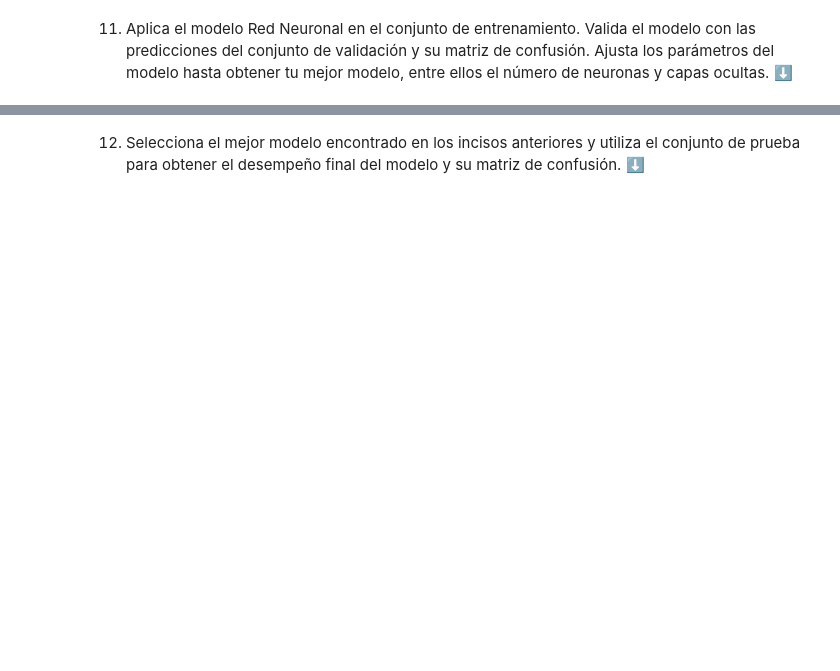
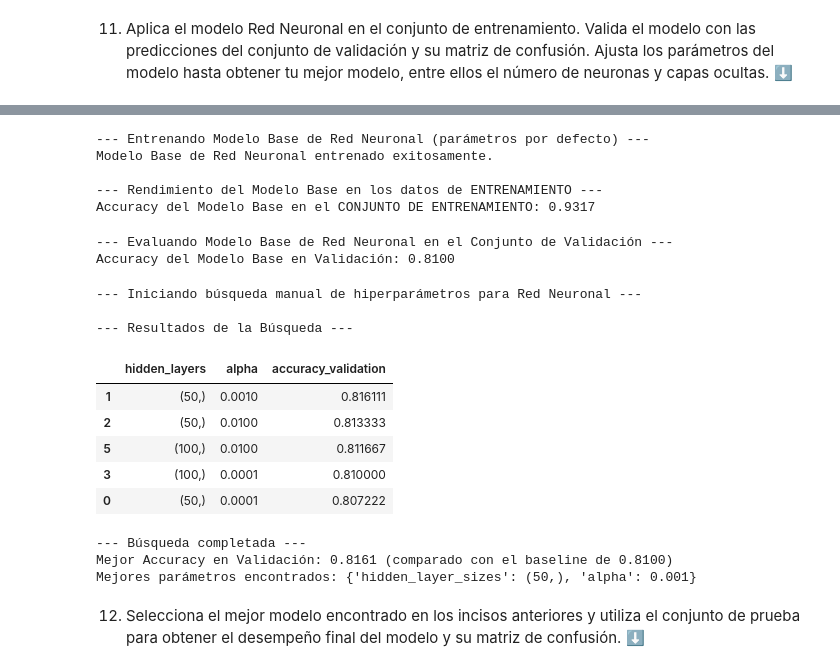
Before and after one commit to WiseExMachina/itesm-data-science-ML-supervisado, a Jupyter notebook: Solucion_Reto_SC_63_Bernardo_Lozano.ipynb, the cells around one changed output, grey strips where cells are left out. Drawn from its saved outputs; the diff is of its cells as text; code cells hidden in the pictures; blank space fills up the shorter version.

```diff
--- a/Solucion_Reto_SC_63_Bernardo_Lozano.ipynb
+++ b/Solucion_Reto_SC_63_Bernardo_Lozano.ipynb
@@ -381,3 +263,82 @@ weighted avg       0.72      0.72      0.72      1800
+# %%
+print("--- Entrenando Modelo Base de Red Neuronal (parámetros por defecto) ---")
+
+nn_base = MLPClassifier(random_state=42, max_iter=1000)
+
+nn_base.fit(X_train, y_train)
+
+print("Modelo Base de Red Neuronal entrenado exitosamente.")
+
+print("\n--- Rendimiento del Modelo Base en los datos de ENTRENAMIENTO ---")
+y_train_pred_base_nn = nn_base.predict(X_train)
+acc_train_base_nn = accuracy_score(y_train, y_train_pred_base_nn)
+
+print(f"Accuracy del Modelo Base en el CONJUNTO DE ENTRENAMIENTO: {acc_train_base_nn:.4f}")
+# %% [output]
+--- Entrenando Modelo Base de Red Neuronal (parámetros por defecto) ---
+Modelo Base de Red Neuronal entrenado exitosamente.
+
+--- Rendimiento del Modelo Base en los datos de ENTRENAMIENTO ---
+Accuracy del Modelo Base en el CONJUNTO DE ENTRENAMIENTO: 0.9317
+# %%
+print("--- Evaluando Modelo Base de Red Neuronal en el Conjunto de Validación ---")
+
+y_val_pred_base_nn = nn_base.predict(X_validation)
+
+acc_val_base_nn = accuracy_score(y_validation, y_val_pred_base_nn)
+print(f"Accuracy del Modelo Base en Validación: {acc_val_base_nn:.4f}")
+# %% [output]
+--- Evaluando Modelo Base de Red Neuronal en el Conjunto de Validación ---
+Accuracy del Modelo Base en Validación: 0.8100
+# %%
+print("--- Iniciando búsqueda manual de hiperparámetros para Red Neuronal ---")
+
+hidden_layer_configs = [
+    (50,),
+    (100,),
+    (50, 25),
+    (100, 50)
+]
+
+alpha_values = [0.0001, 0.001, 0.01]
+
+best_score_nn = -1
+best_params_nn = {}
+best_model_nn = None
+results_nn = []
+
+for layers in hidden_layer_configs:
+    for alpha in alpha_values:
+        model = MLPClassifier(hidden_layer_sizes=layers, alpha=alpha, random_state=42, max_iter=1000)
+        model.fit(X_train, y_train)
+        y_val_pred = model.predict(X_validation)
+        score = accuracy_score(y_validation, y_val_pred)
+        results_nn.append({'hidden_layers': layers, 'alpha': alpha, 'accuracy_validation': score})
+        if score > best_score_nn:
+            best_score_nn = score
+            best_params_nn = {'hidden_layer_sizes': layers, 'alpha': alpha}
+            best_model_nn = model
+
+print("\n--- Resultados de la Búsqueda ---")
+results_nn_df = pd.DataFrame(results_nn).sort_values(by='accuracy_validation', ascending=False)
+display(results_nn_df.head())
+
+print("\n--- Búsqueda completada ---")
+print(f"Mejor Accuracy en Validación: {best_score_nn:.4f} (comparado con el baseline de {acc_val_base_nn:.4f})")
+print(f"Mejores parámetros encontrados: {best_params_nn}")
+# %% [output]
+--- Iniciando búsqueda manual de hiperparámetros para Red Neuronal ---
+
+--- Resultados de la Búsqueda ---
+|  | hidden_layers | alpha | accuracy_validation |
+| 1 | (50,) | 0.0010 | 0.816111 |
+| 2 | (50,) | 0.0100 | 0.813333 |
+| 5 | (100,) | 0.0100 | 0.811667 |
+| 3 | (100,) | 0.0001 | 0.810000 |
+| 0 | (50,) | 0.0001 | 0.807222 |
+--- Búsqueda completada ---
+Mejor Accuracy en Validación: 0.8161 (comparado con el baseline de 0.8100)
+Mejores parámetros encontrados: {'hidden_layer_sizes': (50,), 'alpha': 0.001}
 # %% [markdown]
 12. Selecciona el mejor modelo encontrado en los incisos anteriores y utiliza el conjunto de
 prueba para obtener el desempeño final del modelo y su matriz de confusión. ⬇
```
Also changed, not shown: parts of 23 cells of this notebook, 2 other files.
